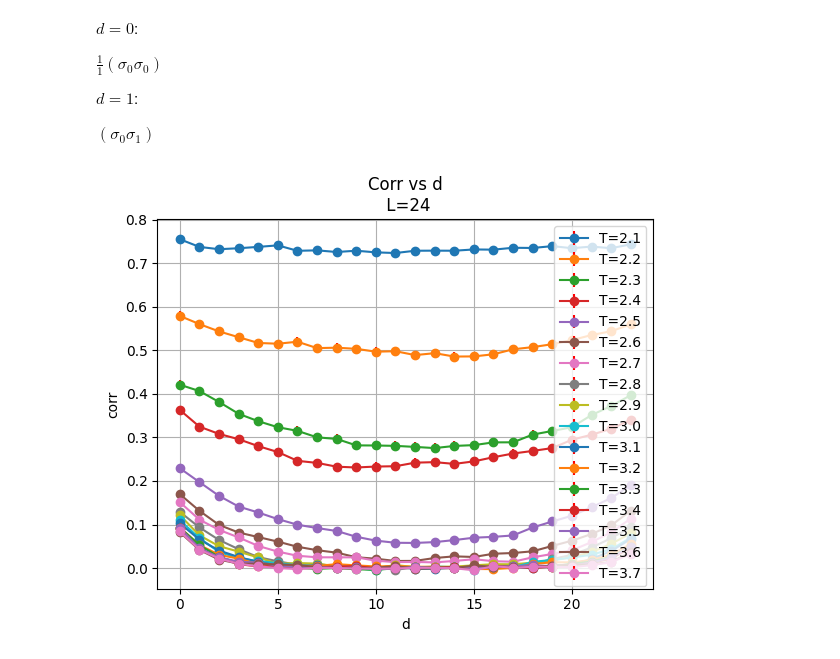
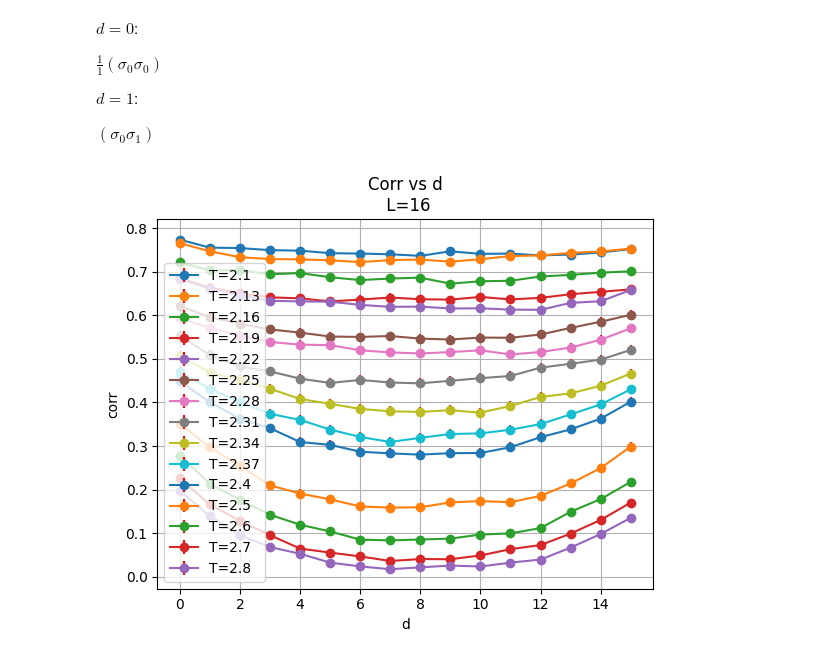
Before and after one commit to SoyAgustin/QF-Path-Integral, a Jupyter notebook: Notebooks_Py/ising.ipynb, the cells around one changed output. Drawn from its saved outputs; the diff is of its cells as text; code cells hidden in the pictures.

```diff
--- a/Notebooks_Py/ising.ipynb
+++ b/Notebooks_Py/ising.ipynb
@@ -6,12 +6,12 @@ import pandas as pd
 # Extraccion y manipulación de datos
 # %%
 def plot_full_cold_hot(T,L):
-    df_cold = pd.read_csv(f'./Datos/Ising/ising_2d_cold_t{T}_{L}.csv')
+    df_cold = pd.read_csv(f'./Datos/Ising/ising_2d_cold_t{T:.2f}_{L}.csv')
     x = df_cold["sweep"]
     y_cold_tot = df_cold["H"]
     y_cold_term = df_cold["H_t"].dropna()
 
-    df_hot = pd.read_csv(f'./Datos/Ising/ising_2d_hot_t{T}_{L}.csv')
+    df_hot = pd.read_csv(f'./Datos/Ising/ising_2d_hot_t{T:.2f}_{L}.csv')
     y_hot_tot = df_hot["H"]
     y_hot_term = df_hot["H_t"].dropna()
 
@@ -317,30 +317,39 @@ $d = 1$:
 
 $(\sigma_0 \sigma_1)$
 # %%
-L=24
+L=16
 
-T_min = 2.1
-T_max = 3.8
-T_values = np.round(np.arange(T_min,T_max,0.1),1).tolist()
+T_min = 2.7
+T_max = 2.8
+fine_T_min = 2.1
+fine_T_max = 2.4
+fine_step = 0.03
+
+T_values1 = np.arange(T_min,fine_T_min,0.1).round(2)
+T_values2 = np.arange(fine_T_min,fine_T_max+fine_step,fine_step).round(2)
+T_values3 = np.arange(fine_T_max+0.1,T_max+0.1,0.1).round(2)
+
+T_values = np.concatenate((T_values1,T_values2,T_values3))
+T_values = np.unique(T_values)
 
 for T in T_values:
 
 
-    df = pd.read_csv(f'./Datos/Ising/ising_2d_corr_t{T}_{L}.csv')
+    df = pd.read_csv(f'./Datos/Ising/ising_2d_corr_t{T:.2f}_{L}.csv')
     df["index"] = df.groupby("d").cumcount()
     df = df.pivot(index='index', columns='d', values='corr').reset_index(drop=True)
 
     df = {"d":np.arange(L),
         "corr_mean": df.mean().to_numpy(),
         "stderr_corr":np.sqrt(df.var()/len(df)).to_numpy()}
 
 
     plt.errorbar(df["d"],df["corr_mean"],df["stderr_corr"],marker="o",ls="-",ecolor="r",label=f"{T=}")
     plt.title(f"Corr vs d\n {L=}")
     plt.xlabel("d")
     plt.ylabel("corr")
     plt.legend()
     plt.grid()
 plt.show()
 # %% [output]
-[figure, old version]
+[figure, new version]
```
Also changed, not shown: parts of 7 cells of this notebook, 1 other file.
